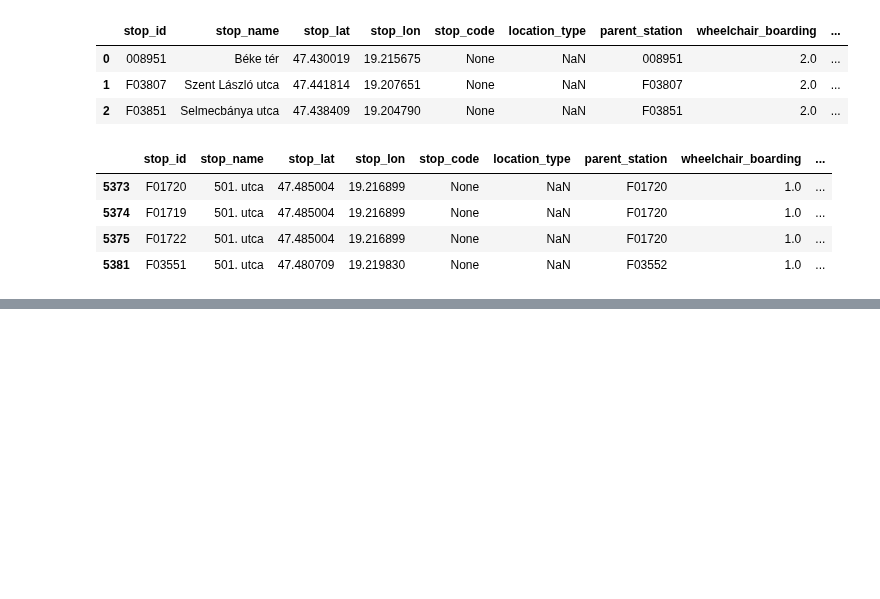
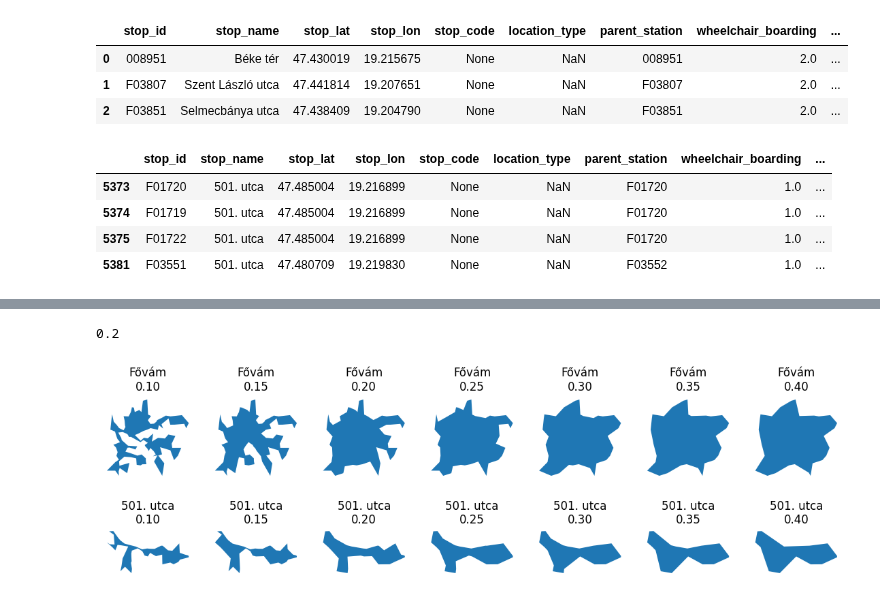
Before and after one commit to ANETILab/stop_accessibility, a Jupyter notebook: notebooks/compare_concaveness.ipynb, the cells around one changed output, grey strips where cells are left out. Saved outputs shown, nothing was run; the diff lists cells and outputs as text; code cells hidden in the pictures; blank space fills up the shorter version.

```diff
--- a/notebooks/compare_concaveness.ipynb
+++ b/notebooks/compare_concaveness.ipynb
@@ -44,9 +44,10 @@ def select_stop(subgraphs: dict, stop_id: str, time_marker: int) -> gpd.GeoDataF
 
 def compute_concaveness_comparision(
     accessible_stops: gpd.GeoDataFrame,
+    rs: np.ndarray = np.arange(0, 1.1, 0.2),
 ) -> gpd.GeoDataFrame:
     records = []
-    for r in np.arange(0, 1.1, 0.2):
+    for r in rs:
         ch = shapely.concave_hull(accessible_stops.union_all(), ratio=r)
         records.append([r, ch])
     result = pd.DataFrame.from_records(records, columns=["concaveness", "geometry"])
@@ -63,4 +64,8 @@ for i, r in enumerate(np.arange(0, 1.1, 0.2)):
     s_501.query(f"concaveness == {r}").plot(ax=axs[1][i])
     axs[1][i].axis("off")
     axs[1][i].set_title(f"501. utca\n{r:0.1f}")
+
+    a_f = s_fovam.query(f"concaveness == {r}").geometry[i].area
+    a_5 = s_501.query(f"concaveness == {r}").geometry[i].area
+    print(f"{r:0.1f},{a_f / a_5:0.2f}")
 # %% [output]
@@ -67 +78,8 @@ for i, r in enumerate(np.arange(0, 1.1, 0.2)):
 [figure]
+# %%
+s_fovam_2 = compute_concaveness_comparision(
+    select_stop(subgraphs, "F00922", 39), np.arange(0.1, 0.5, 0.05)
+)
+s_501_2 = compute_concaveness_comparision(
+    select_stop(subgraphs, "F01720", 39), np.arange(0.1, 0.5, 0.05)
+)
@@ -67,0 +98,15 @@ for i, r in enumerate(np.arange(0, 1.1, 0.2)):
+# %%
+0.2
+# %% [output]
+0.2
+# %%
+fig, axs = plt.subplots(nrows=2, ncols=7, figsize=(14, 4))
+for i, r in enumerate(np.arange(0.1, 0.4, 0.05)):
+    s_fovam_2[np.isclose(s_fovam_2["concaveness"], r)].plot(ax=axs[0][i])
+    axs[0][i].axis("off")
+    axs[0][i].set_title(f"Fővám\n{r:0.2f}")
+    s_501_2[np.isclose(s_501_2["concaveness"], r)].plot(ax=axs[1][i])
+    axs[1][i].axis("off")
+    axs[1][i].set_title(f"501. utca\n{r:0.2f}")
+# %% [output]
+[figure, added]
```
Also changed, not shown: parts of 2 cells of this notebook.
